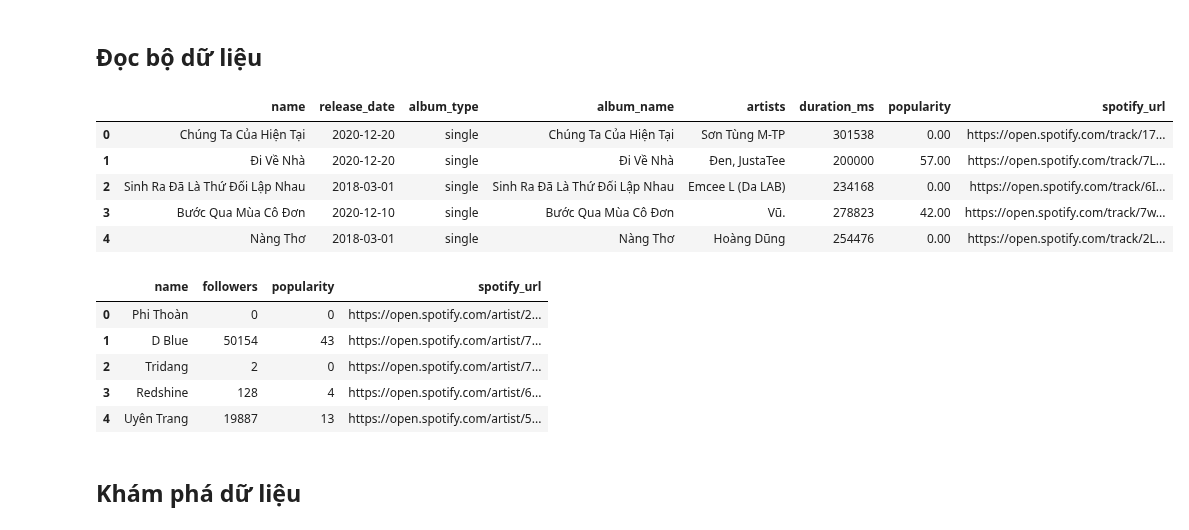
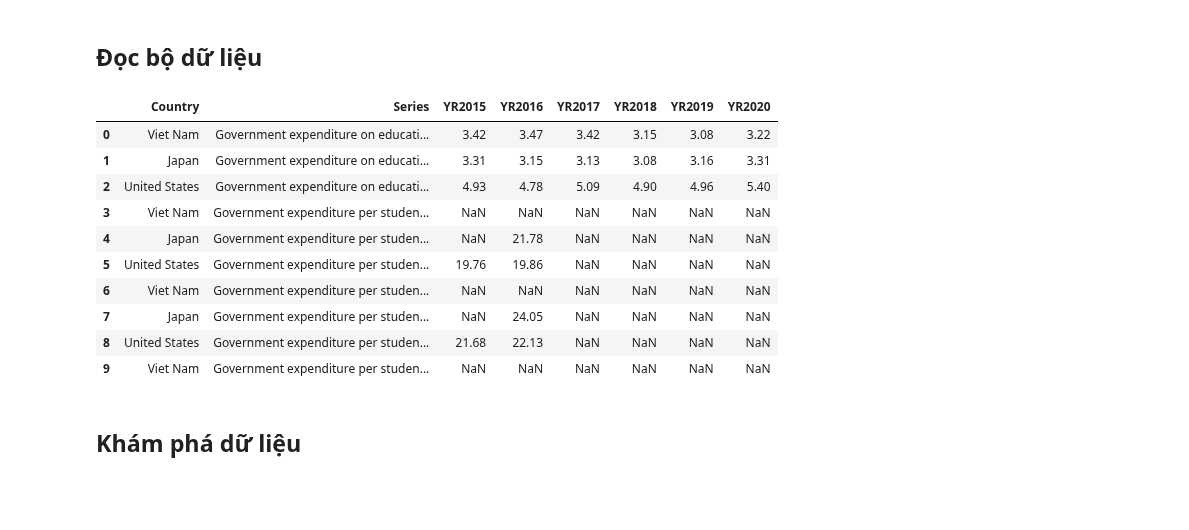
Before and after one commit to 0Nguyen0Cong0Tuan0/Data-Visualization, a Jupyter notebook: Lab2/main.ipynb, the cells around one changed output. Saved outputs shown, nothing was run; the diff lists cells and outputs as text; code cells hidden in the pictures; blank space fills up the shorter version.

```diff
--- a/Lab2/main.ipynb
+++ b/Lab2/main.ipynb
@@ -275,24 +182,19 @@ sp = spotipy.Spotify(
 # %% [markdown]
 ## **Đọc bộ dữ liệu**
 # %%
-tracks = pd.read_csv(filepath_or_buffer='./vietnamese_songs.csv')
-tracks.head()
+data = pd.read_csv(filepath_or_buffer="./southeast_asia_wdi_2020_2024.csv")
+data.head(10)
 # %% [output]
-|  | name | release_date | album_type | album_name | artists | duration_ms | popularity | spotify_url |
-| 0 | Chúng Ta Của Hiện Tại | 2020-12-20 | single | Chúng Ta Của Hiện Tại | Sơn Tùng M-TP | 301538 | 0.00 | https://open.spotify.com/track/17... |
-| 1 | Đi Về Nhà | 2020-12-20 | single | Đi Về Nhà | Đen, JustaTee | 200000 | 57.00 | https://open.spotify.com/track/7L... |
-| 2 | Sinh Ra Đã Là Thứ Đối Lập Nhau | 2018-03-01 | single | Sinh Ra Đã Là Thứ Đối Lập Nhau | Emcee L (Da LAB) | 234168 | 0.00 | https://open.spotify.com/track/6I... |
-| 3 | Bước Qua Mùa Cô Đơn | 2020-12-10 | single | Bước Qua Mùa Cô Đơn | Vũ. | 278823 | 42.00 | https://open.spotify.com/track/7w... |
-| 4 | Nàng Thơ | 2018-03-01 | single | Nàng Thơ | Hoàng Dũng | 254476 | 0.00 | https://open.spotify.com/track/2L... |
+|  | Country | Series | YR2015 | YR2016 | YR2017 | YR2018 | YR2019 | YR2020 |
+| 0 | Viet Nam | Government expenditure on educati... | 3.42 | 3.47 | 3.42 | 3.15 | 3.08 | 3.22 |
+| 1 | Japan | Government expenditure on educati... | 3.31 | 3.15 | 3.13 | 3.08 | 3.16 | 3.31 |
+| 2 | United States | Government expenditure on educati... | 4.93 | 4.78 | 5.09 | 4.90 | 4.96 | 5.40 |
+| 3 | Viet Nam | Government expenditure per studen... | NaN | NaN | NaN | NaN | NaN | NaN |
+| 4 | Japan | Government expenditure per studen... | NaN | 21.78 | NaN | NaN | NaN | NaN |
+| 5 | United States | Government expenditure per studen... | 19.76 | 19.86 | NaN | NaN | NaN | NaN |
+| 6 | Viet Nam | Government expenditure per studen... | NaN | NaN | NaN | NaN | NaN | NaN |
+| 7 | Japan | Government expenditure per studen... | NaN | 24.05 | NaN | NaN | NaN | NaN |
+| 8 | United States | Government expenditure per studen... | 21.68 | 22.13 | NaN | NaN | NaN | NaN |
+| 9 | Viet Nam | Government expenditure per studen... | NaN | NaN | NaN | NaN | NaN | NaN |
-# %%
-artists = pd.read_csv(filepath_or_buffer='./artists_info.csv')
-artists.head()
-# %% [output]
-|  | name | followers | popularity | spotify_url |
-| 0 | Phi Thoàn | 0 | 0 | https://open.spotify.com/artist/2... |
-| 1 | D Blue | 50154 | 43 | https://open.spotify.com/artist/7... |
-| 2 | Tridang | 2 | 0 | https://open.spotify.com/artist/7... |
-| 3 | Redshine | 128 | 4 | https://open.spotify.com/artist/6... |
-| 4 | Uyên Trang | 19887 | 13 | https://open.spotify.com/artist/5... |
 # %% [markdown]
 ## **Khám phá dữ liệu**
```
Also changed, not shown: parts of 34 cells of this notebook, 2 other files.
